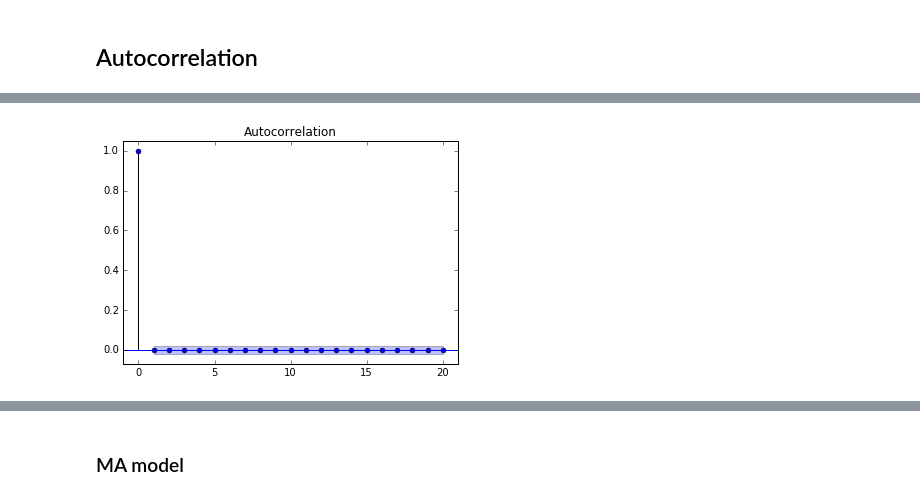
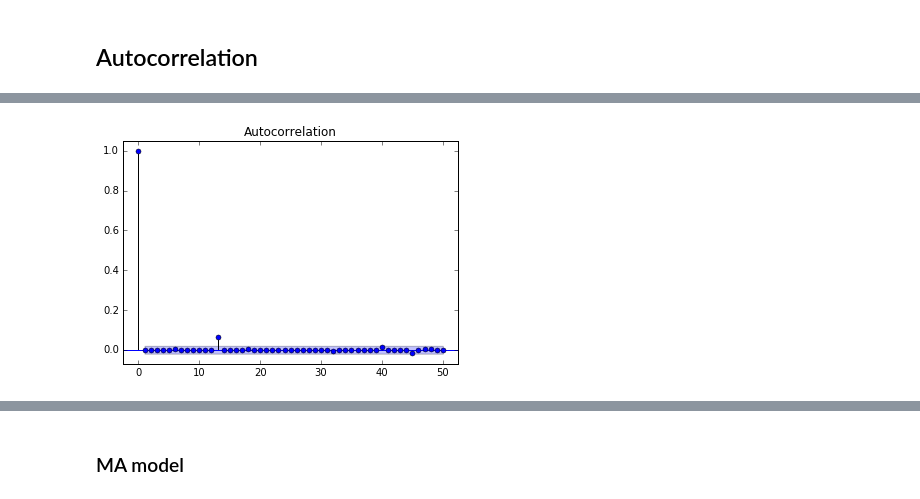
Before and after one commit to baruselli/random_walks, a Jupyter notebook: random_walks.ipynb, the cells around one changed output, grey strips where cells are left out. Cells and saved outputs as stored; diff of their text form; code cells hidden in the pictures.

```diff
--- a/random_walks.ipynb
+++ b/random_walks.ipynb
@@ -265,7 +263,7 @@ statsmodels.graphics.tsaplots.plot_pacf(S4[:,1],lags=20);
 # %%
-statsmodels.graphics.tsaplots.plot_acf(X4[:,1],lags=20);
+statsmodels.graphics.tsaplots.plot_acf(X4[:,1],lags=50);
 # %% [output]
-[figure, old version]
+[figure, new version]
 # %%
 import statsmodels.tsa.stattools
 acf=statsmodels.tsa.stattools.acf(SS4[:,0],nlags=10)
```
Also changed, not shown: parts of 61 cells of this notebook.
